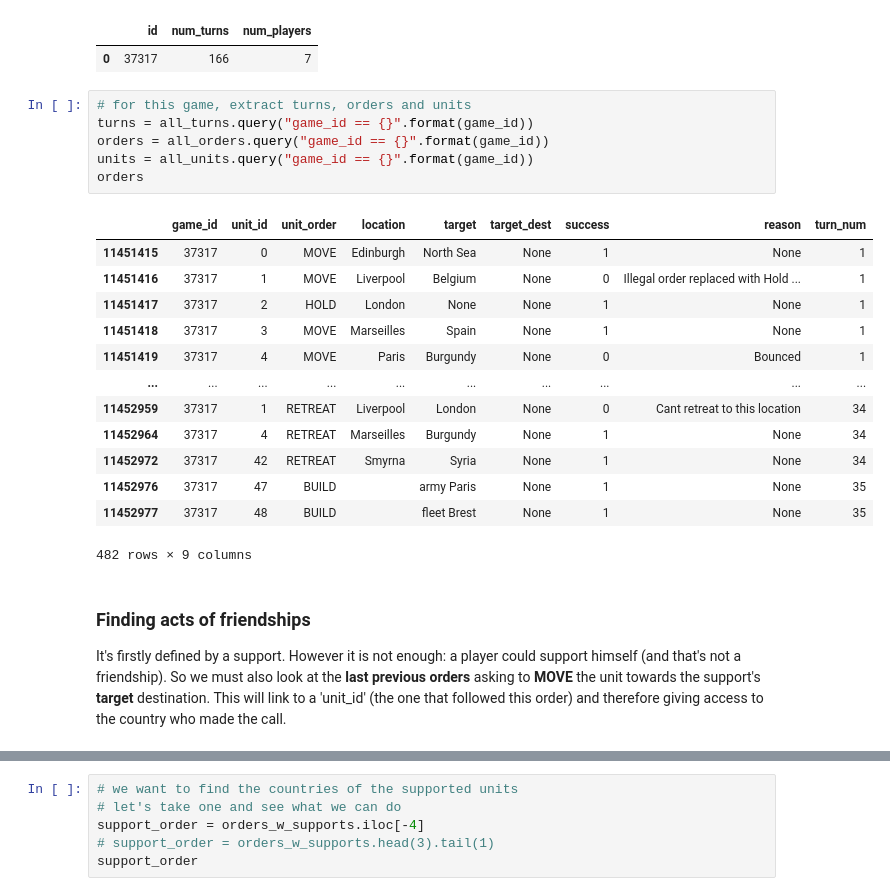
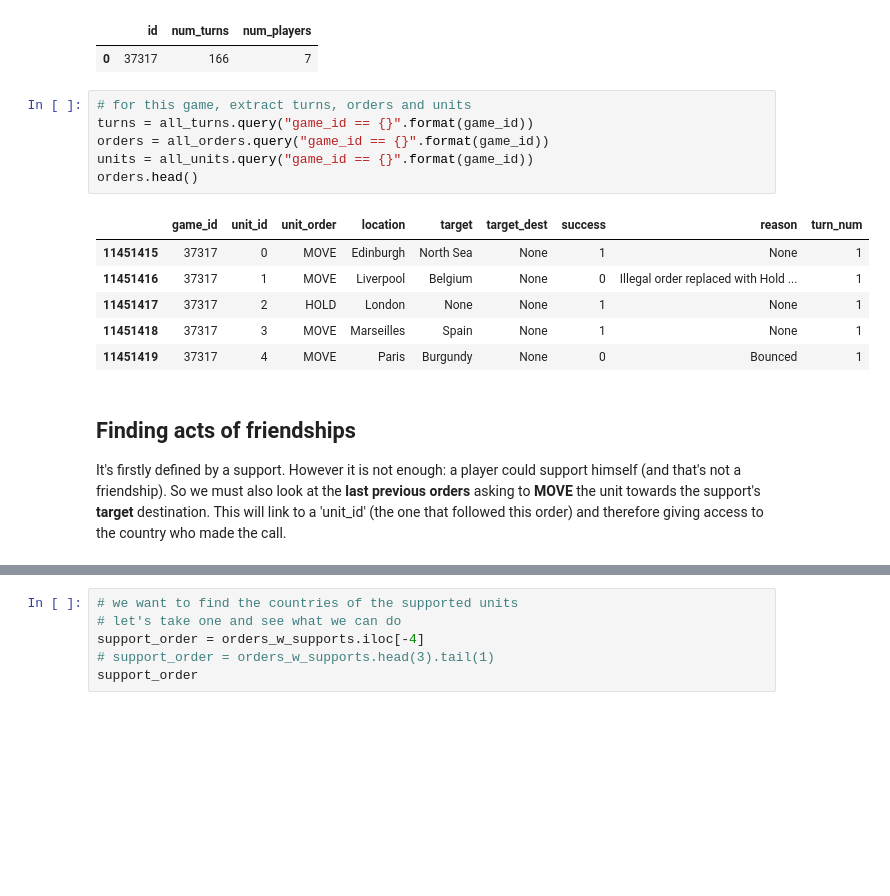
Before and after one commit to epfl-ada/ada-2020-project-milestone-p3-p3_chic, a Jupyter notebook: p4.ipynb, the cells around one changed output, grey strips where cells are left out. Saved outputs shown, nothing was run; the diff lists cells and outputs as text; blank space fills up the shorter version.

```diff
--- a/p4.ipynb
+++ b/p4.ipynb
@@ -91,25 +96,18 @@ game
 # %%
 # for this game, extract turns, orders and units
 turns = all_turns.query("game_id == {}".format(game_id))
 orders = all_orders.query("game_id == {}".format(game_id))
 units = all_units.query("game_id == {}".format(game_id))
-orders
+orders.head()
 # %% [output]
 |  | game_id | unit_id | unit_order | location | target | target_dest | success | reason | turn_num |
 | 11451415 | 37317 | 0 | MOVE | Edinburgh | North Sea | None | 1 | None | 1 |
 | 11451416 | 37317 | 1 | MOVE | Liverpool | Belgium | None | 0 | Illegal order replaced with Hold ... | 1 |
 | 11451417 | 37317 | 2 | HOLD | London | None | None | 1 | None | 1 |
 | 11451418 | 37317 | 3 | MOVE | Marseilles | Spain | None | 1 | None | 1 |
 | 11451419 | 37317 | 4 | MOVE | Paris | Burgundy | None | 0 | Bounced | 1 |
-| ... | ... | ... | ... | ... | ... | ... | ... | ... | ... |
-| 11452959 | 37317 | 1 | RETREAT | Liverpool | London | None | 0 | Cant retreat to this location | 34 |
-| 11452964 | 37317 | 4 | RETREAT | Marseilles | Burgundy | None | 1 | None | 34 |
-| 11452972 | 37317 | 42 | RETREAT | Smyrna | Syria | None | 1 | None | 34 |
-| 11452976 | 37317 | 47 | BUILD |  | army Paris | None | 1 | None | 35 |
-| 11452977 | 37317 | 48 | BUILD |  | fleet Brest | None | 1 | None | 35 |
-482 rows × 9 columns
 # %% [markdown]
-### Finding **acts of friendships**
+## Finding **acts of friendships**
 
 It's firstly defined by a support. However it is not enough: a player could support himself (and that's not a friendship). So we must also look at the **last previous orders** asking to **MOVE** the unit towards the support's **target** destination. This will link to a 'unit_id' (the one that followed this order) and therefore giving access to the country who made the call.
 # %%
```
Also changed, not shown: parts of 29 cells of this notebook, 1 other file.
